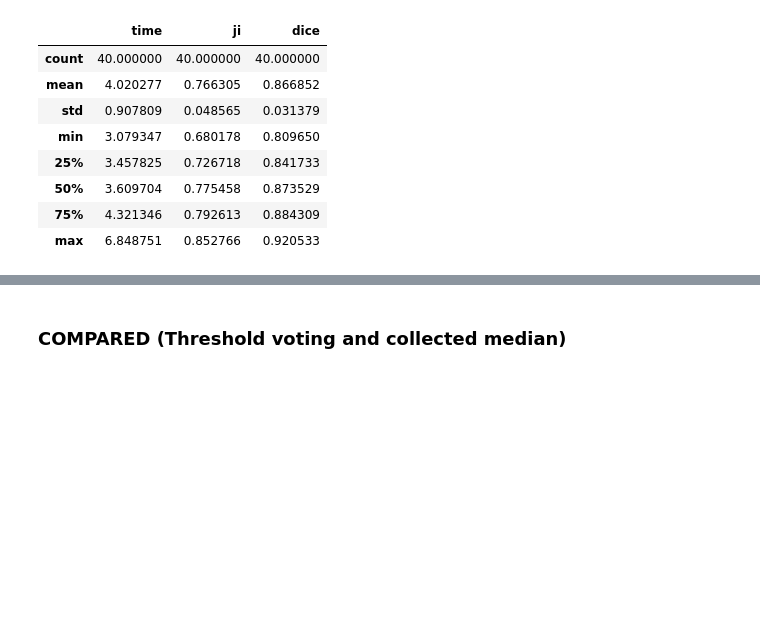
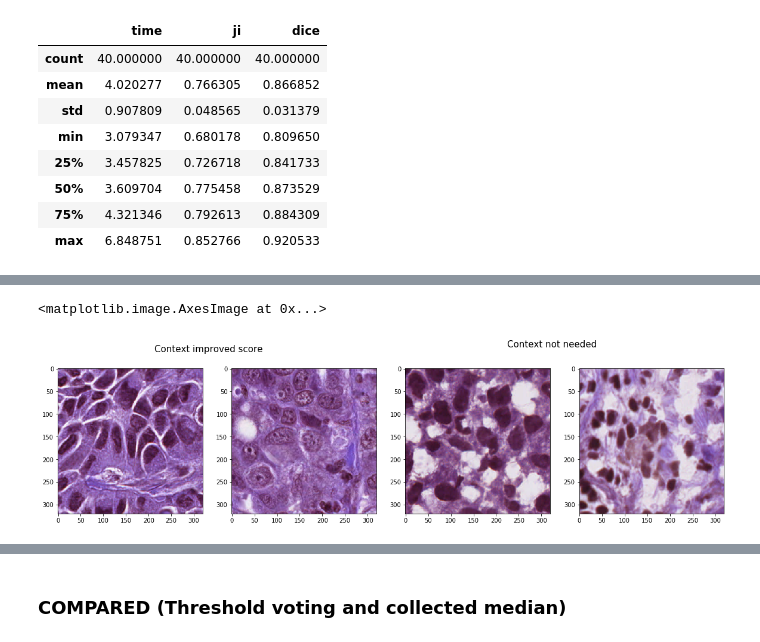
Before and after one commit to trnal/dp3-python-shared, a Jupyter notebook: visualizations/collecting_output_2.ipynb, the cells around one changed output, grey strips where cells are left out. Cells and saved outputs as stored; diff of their text form; code cells hidden in the pictures; blank space fills up the shorter version.

```diff
--- a/visualizations/collecting_output_2.ipynb
+++ b/visualizations/collecting_output_2.ipynb
@@ -143,0 +260,24 @@ results.describe()
+# %%
+fig = plt.figure(figsize=(20,5))
+
+plt.figtext(0.30,0.95, 'Context improved score', va="top", ha="center", size=15)
+plt.figtext(0.70,0.95,'Context not needed', va="center", ha="center", size=15)
+
+img = cv2.imread(TRAIN_IMG_PATH + img_names[3])[:320, :320, :]
+ax = fig.add_subplot(1, 4, 1)
+plt.imshow(img)
+
+img = cv2.imread(TRAIN_IMG_PATH + img_names[9])[:320, :320, :]
+ax = fig.add_subplot(1, 4, 2)
+plt.imshow(img)
+
+img = cv2.imread(TRAIN_IMG_PATH + img_names[4])[:320, :320, :]
+ax = fig.add_subplot(1, 4, 3)
+plt.imshow(img)
+
+img = cv2.imread(TRAIN_IMG_PATH + img_names[6])[:320, :320, :]
+ax = fig.add_subplot(1, 4, 4)
+plt.imshow(img)
+# %% [output]
+<matplotlib.image.AxesImage at 0x...>
+[figure, added]
```
Also changed, not shown: parts of 12 cells of this notebook, 3 other files.
